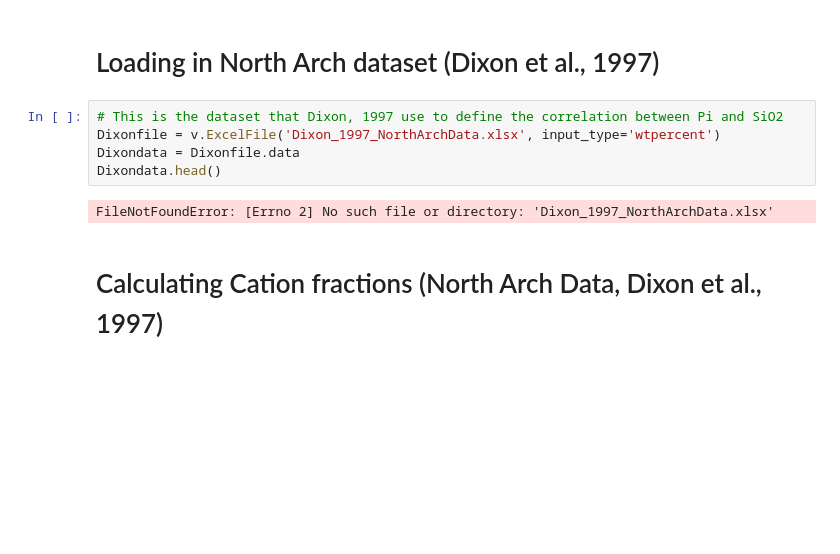
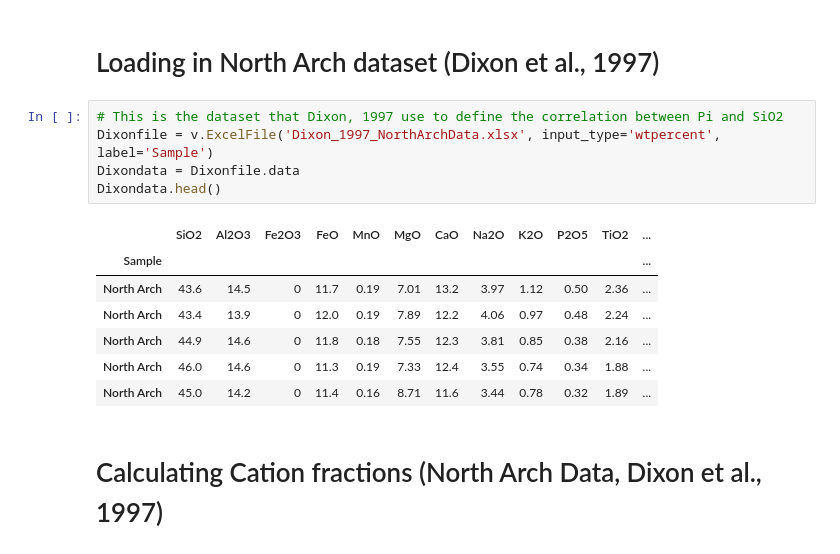
Before and after one commit to kaylai/VESIcal, a Jupyter notebook: Calibration/Calibration_Plotting.ipynb, the cells around one changed output. Drawn from its saved outputs; the diff is of its cells as text; blank space fills up the shorter version.

```diff
--- a/Calibration/Calibration_Plotting.ipynb
+++ b/Calibration/Calibration_Plotting.ipynb
@@ -43,11 +43,17 @@ CationNum = {'SiO2': 1, 'MgO': 1, 'FeO': 1, 'CaO': 1, 'Al2O3': 2, 'Na2O': 2,
 # Loading in North Arch dataset (Dixon et al., 1997)
 # %%
 # This is the dataset that Dixon, 1997 use to define the correlation between Pi and SiO2
-Dixonfile = v.ExcelFile('Dixon_1997_NorthArchData.xlsx', input_type='wtpercent')
+Dixonfile = v.ExcelFile('Dixon_1997_NorthArchData.xlsx', input_type='wtpercent', label='Sample')
 Dixondata = Dixonfile.data
 Dixondata.head()
 # %% [output]
-FileNotFoundError: [Errno 2] No such file or directory: 'Dixon_1997_NorthArchData.xlsx'
+|  | SiO2 | Al2O3 | Fe2O3 | FeO | MnO | MgO | CaO | Na2O | K2O | P2O5 | TiO2 | ... |
+| Sample |  |  |  |  |  |  |  |  |  |  |  | ... |
+| North Arch | 43.6 | 14.5 | 0 | 11.7 | 0.19 | 7.01 | 13.2 | 3.97 | 1.12 | 0.50 | 2.36 | ... |
+| North Arch | 43.4 | 13.9 | 0 | 12.0 | 0.19 | 7.89 | 12.2 | 4.06 | 0.97 | 0.48 | 2.24 | ... |
+| North Arch | 44.9 | 14.6 | 0 | 11.8 | 0.18 | 7.55 | 12.3 | 3.81 | 0.85 | 0.38 | 2.16 | ... |
+| North Arch | 46.0 | 14.6 | 0 | 11.3 | 0.19 | 7.33 | 12.4 | 3.55 | 0.74 | 0.34 | 1.88 | ... |
+| North Arch | 45.0 | 14.2 | 0 | 11.4 | 0.16 | 8.71 | 11.6 | 3.44 | 0.78 | 0.32 | 1.89 | ... |
 # %% [markdown]
 # Calculating Cation fractions (North Arch Data, Dixon et al., 1997)
 # %%
```
Also changed, not shown: parts of 10 cells of this notebook, 4 other files.
